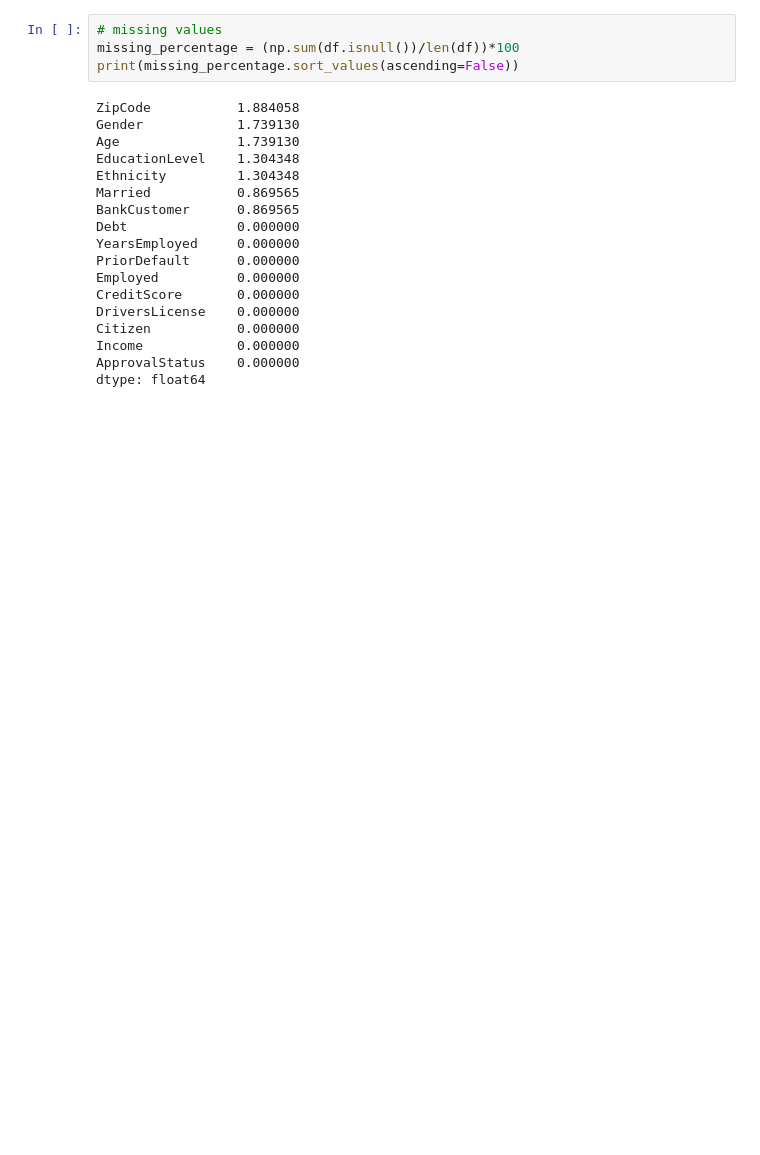
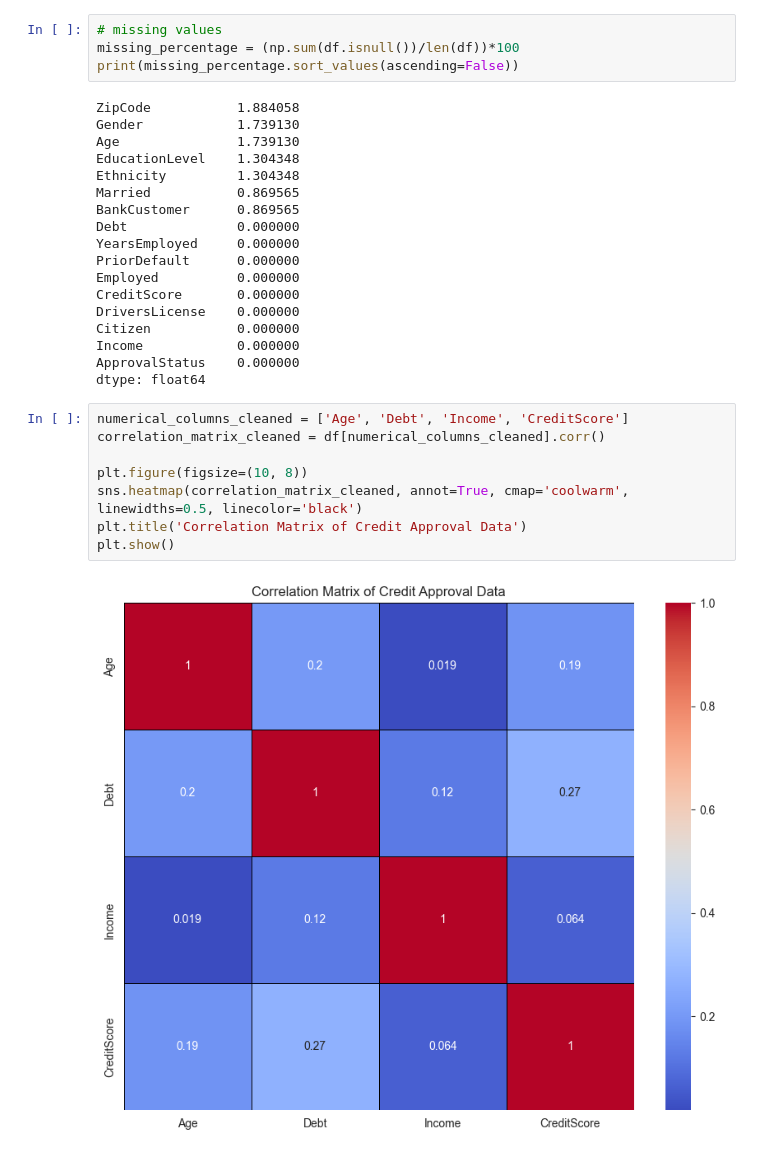
Before and after one commit to AlexandraGjorgieva/ML.ex0, a Jupyter notebook: credit_approval.ipynb, the cells around one changed output. Drawn from its saved outputs; the diff is of its cells as text; blank space fills up the shorter version.

```diff
--- a/credit_approval.ipynb
+++ b/credit_approval.ipynb
@@ -170,6 +170,16 @@ Citizen           0.000000
 Income            0.000000
 ApprovalStatus    0.000000
 dtype: float64
+# %%
+numerical_columns_cleaned = ['Age', 'Debt', 'Income', 'CreditScore']
+correlation_matrix_cleaned = df[numerical_columns_cleaned].corr()
+
+plt.figure(figsize=(10, 8))
+sns.heatmap(correlation_matrix_cleaned, annot=True, cmap='coolwarm', linewidths=0.5, linecolor='black')
+plt.title('Correlation Matrix of Credit Approval Data')
+plt.show()
+# %% [output]
+[figure, added]
 # %%
 def plot_histograms(df, num_cols):
     """
```
Also changed, not shown: parts of 1 cell of this notebook.
